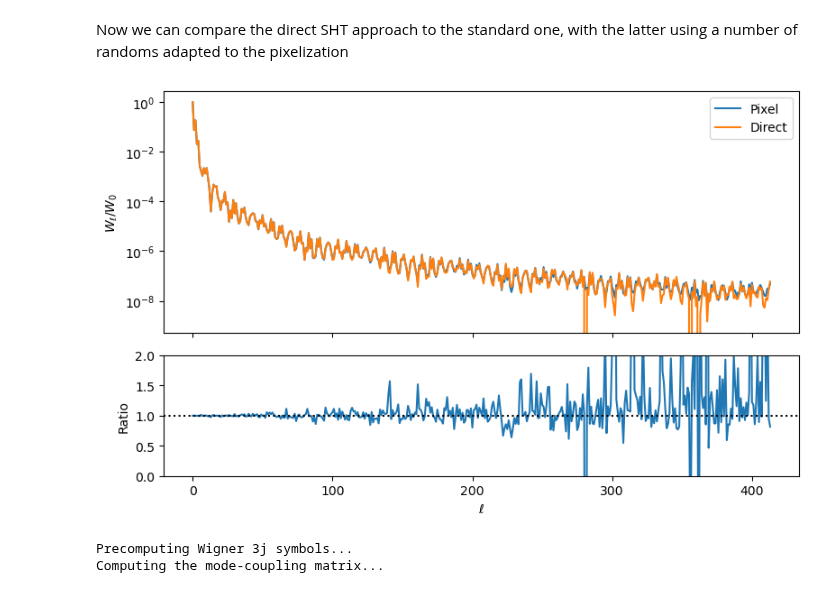
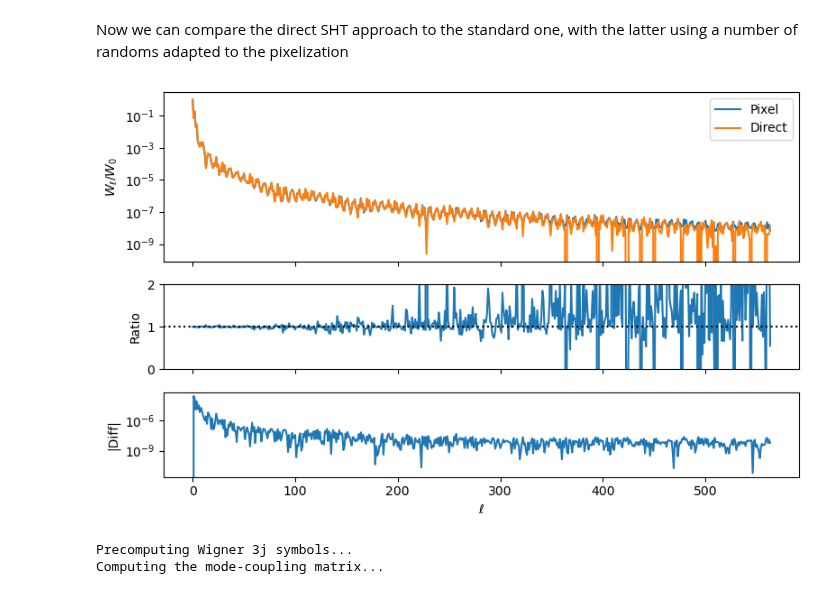
Before and after one commit to martinjameswhite/directsht, a Jupyter notebook: notebooks/analyzing_mocks.ipynb, the cells around one changed output. Saved outputs shown, nothing was run; the diff lists cells and outputs as text; code cells hidden in the pictures.

```diff
--- a/notebooks/analyzing_mocks.ipynb
+++ b/notebooks/analyzing_mocks.ipynb
@@ -124,7 +124,7 @@ First do a "direct harmonic analysis" of the data and random points by applying
 # %%
 # Set up an sht instance.  We will set Nx to be quite large, so that we are
 # confident in our interpolation.
-Nl   = 350
+Nl   = 500
 Nx   = 4*Nl+1
 xmax = 5.0/8.0
 #
@@ -416,26 +426,32 @@ wl_maplevel = hp.anafast(mask)
 wl_maplevel = wl_maplevel[:wl.size]
 # %%
 # Plot the window function and compare it to the "direct" method.
-fig,ax = plt.subplots(2,1,sharex=True,figsize=(8,5),\
-                      gridspec_kw={'height_ratios':[2,1]})
+fig,ax = plt.subplots(3,1,sharex=True,figsize=(8,5),\
+                      gridspec_kw={'height_ratios':[2,1,1]})
 #
 ells = np.arange(wl_maplevel.size)
 ax[0].plot(ells,wl_maplevel/wl_maplevel[0],label='Pixel')
 ax[0].plot(ells,wl/wl[0],label='Direct')
 #
 ax[1].plot(ells,(wl_maplevel/wl_maplevel[0])/(wl/wl[0]))
 ax[1].axhline(1.0,ls=':',color='k')
 #
+error = np.abs( wl_maplevel/wl_maplevel[0] - wl/wl[0] )
+ax[2].plot(ells,error)
+#
 ax[0].legend()
 ax[0].set_yscale('log')
+ax[2].set_yscale('log')
 ax[1].set_ylim(0,2)
-ax[1].set_xlabel(r'$\ell$')
+ax[2].set_xlabel(r'$\ell$')
 ax[0].set_ylabel(r'$W_\ell/W_0$')
 ax[1].set_ylabel(r'Ratio')
+ax[2].set_ylabel(r'|Diff|')
 #
 plt.tight_layout()
+plt.savefig('compare_window.pdf')
 # %% [output]
-[figure, old version]
+[figure, new version]
 # %%
 # Make a mode-decoupling object to go with the mask.
 MD2 = MaskDeconvolution(Nl+buffer_ells,wl_maplevel)
```
Also changed, not shown: parts of 14 cells of this notebook.
